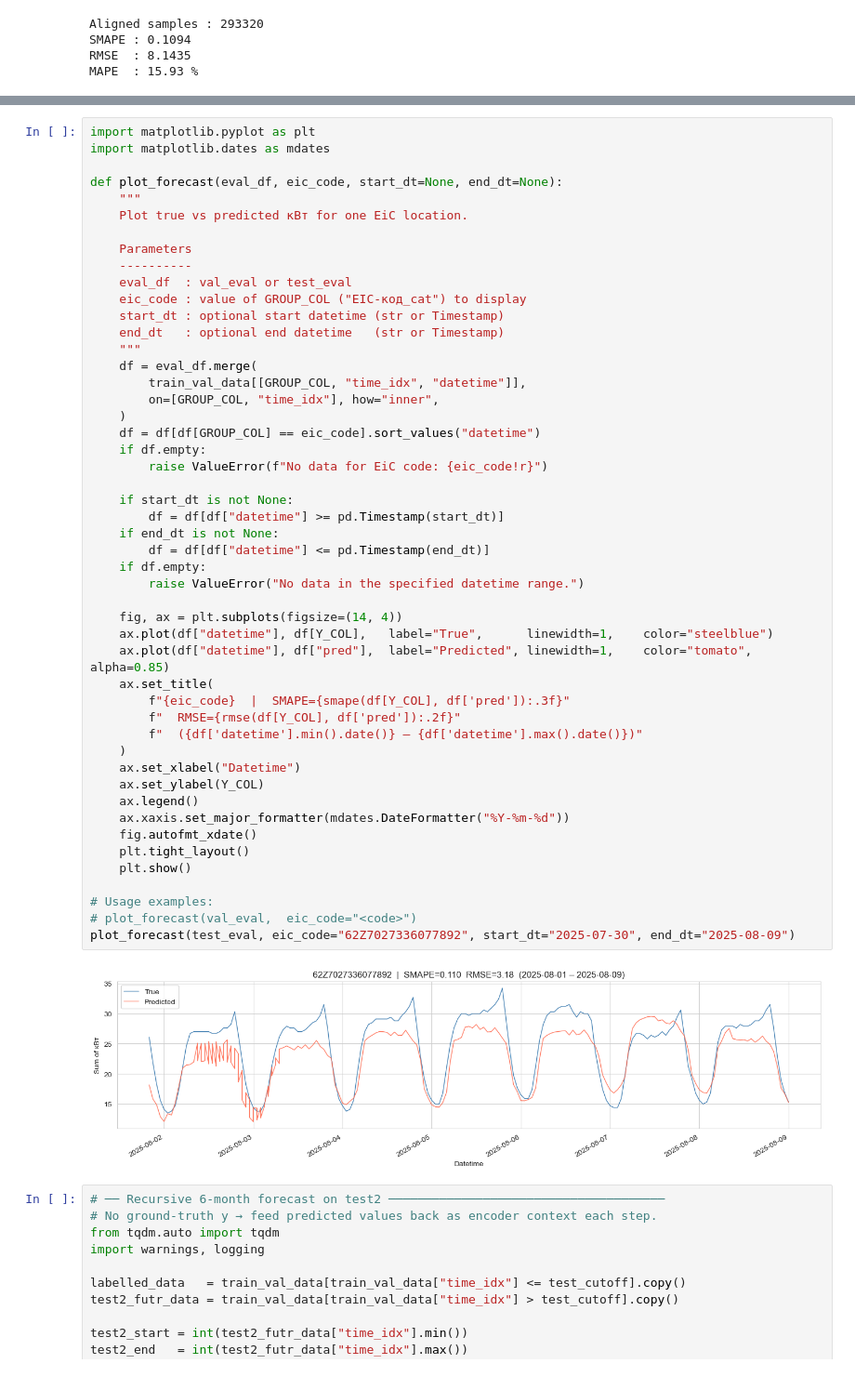
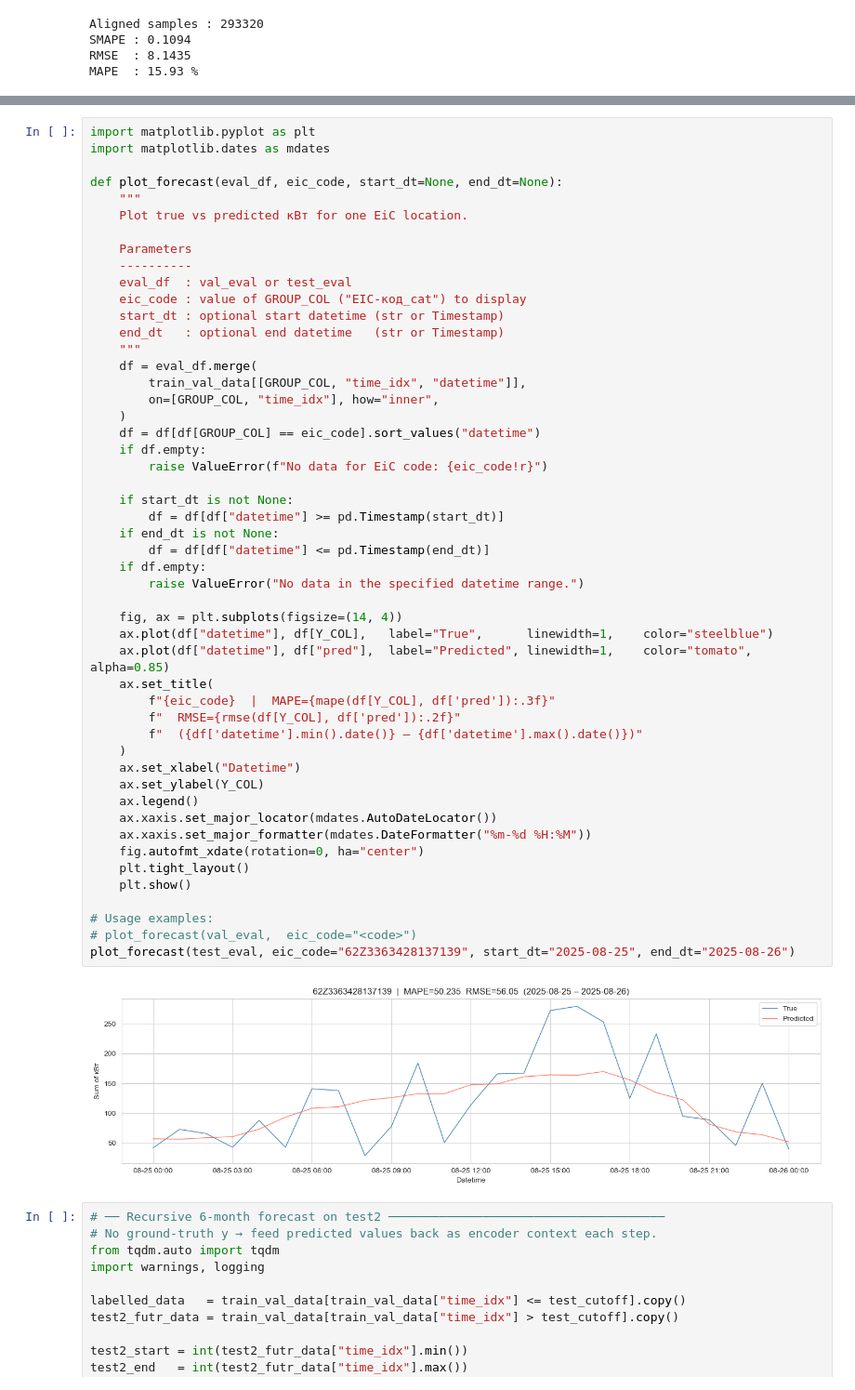
Before and after one commit to Lkupybida/Diploma, a Jupyter notebook: train_tft.ipynb, the cells around one changed output, grey strips where cells are left out. Shown at 93% size. Saved outputs shown, nothing was run; the diff lists cells and outputs as text.

```diff
--- a/train_tft.ipynb
+++ b/train_tft.ipynb
@@ -837,38 +837,39 @@ def plot_forecast(eval_df, eic_code, start_dt=None, end_dt=None):
         train_val_data[[GROUP_COL, "time_idx", "datetime"]],
         on=[GROUP_COL, "time_idx"], how="inner",
     )
     df = df[df[GROUP_COL] == eic_code].sort_values("datetime")
     if df.empty:
         raise ValueError(f"No data for EiC code: {eic_code!r}")
 
     if start_dt is not None:
         df = df[df["datetime"] >= pd.Timestamp(start_dt)]
     if end_dt is not None:
         df = df[df["datetime"] <= pd.Timestamp(end_dt)]
     if df.empty:
         raise ValueError("No data in the specified datetime range.")
 
     fig, ax = plt.subplots(figsize=(14, 4))
     ax.plot(df["datetime"], df[Y_COL],   label="True",      linewidth=1,    color="steelblue")
     ax.plot(df["datetime"], df["pred"],  label="Predicted", linewidth=1,    color="tomato", alpha=0.85)
     ax.set_title(
-        f"{eic_code}  |  SMAPE={smape(df[Y_COL], df['pred']):.3f}"
+        f"{eic_code}  |  MAPE={mape(df[Y_COL], df['pred']):.3f}"
         f"  RMSE={rmse(df[Y_COL], df['pred']):.2f}"
         f"  ({df['datetime'].min().date()} – {df['datetime'].max().date()})"
     )
     ax.set_xlabel("Datetime")
     ax.set_ylabel(Y_COL)
     ax.legend()
-    ax.xaxis.set_major_formatter(mdates.DateFormatter("%Y-%m-%d"))
-    fig.autofmt_xdate()
+    ax.xaxis.set_major_locator(mdates.AutoDateLocator())
+    ax.xaxis.set_major_formatter(mdates.DateFormatter("%m-%d %H:%M"))
+    fig.autofmt_xdate(rotation=0, ha="center")
     plt.tight_layout()
     plt.show()
 
 # Usage examples:
 # plot_forecast(val_eval,  eic_code="<code>")
-plot_forecast(test_eval, eic_code="62Z7027336077892", start_dt="2025-07-30", end_dt="2025-08-09")
+plot_forecast(test_eval, eic_code="62Z3363428137139", start_dt="2025-08-25", end_dt="2025-08-26")
 # %% [output]
-[figure, old version]
+[figure, new version]
 # %%
 # ── Recursive 6-month forecast on test2 ──────────────────────────────────────
 # No ground-truth y → feed predicted values back as encoder context each step.
```
Also changed, not shown: parts of 2 cells of this notebook, 2 other files.
